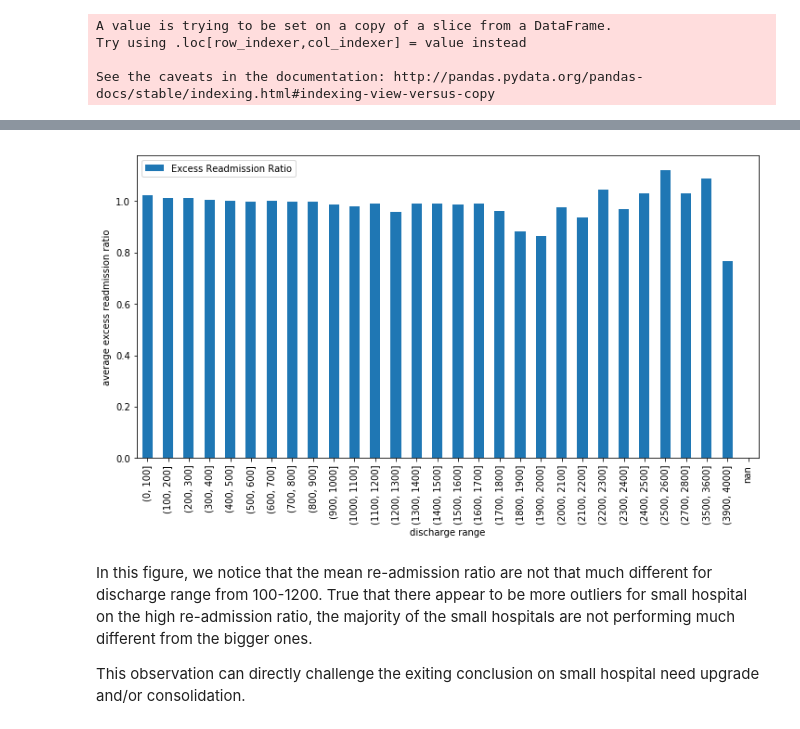
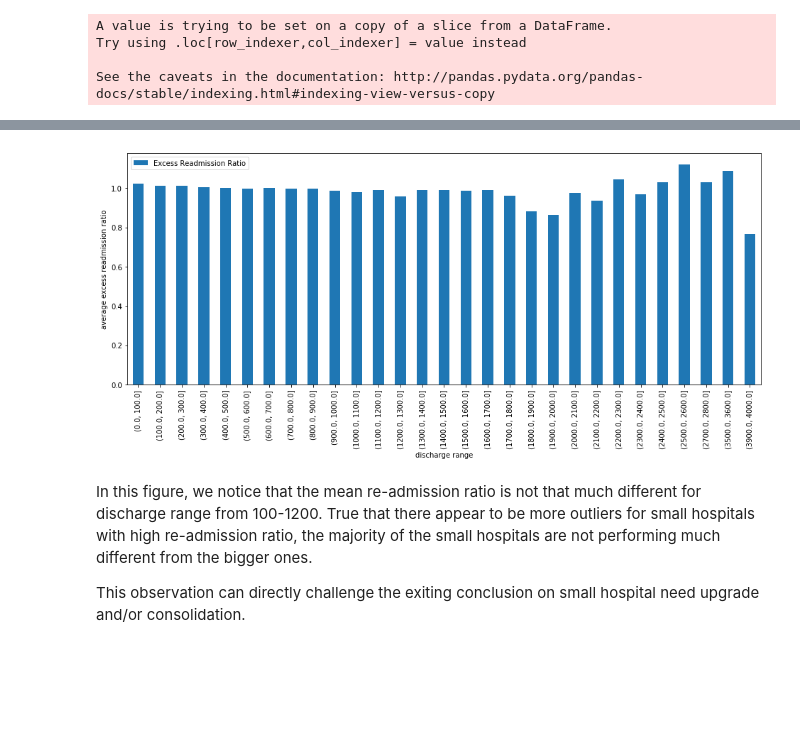
Before and after one commit to sittingman/springboardproj, a Jupyter notebook: hospital_readmit/sliderule_dsi_inferential_statistics_exercise_3.ipynb, the cells around one changed output, grey strips where cells are left out. Cells and saved outputs as stored; diff of their text form; code cells hidden in the pictures; blank space fills up the shorter version.

```diff
--- a/hospital_readmit/sliderule_dsi_inferential_statistics_exercise_3.ipynb
+++ b/hospital_readmit/sliderule_dsi_inferential_statistics_exercise_3.ipynb
@@ -186,6 +195,6 @@ On top of the plot above, we would want to further drill down to the category to
 # %%
 bins = np.arange(0, max(discharge), 100)
-explore_hospital['binned'] = pd.cut(discharge, bins=bins)
+explore_hospital['binned'] = (pd.cut(discharge, bins=bins)).astype('object')
 # %% [output]
 A value is trying to be set on a copy of a slice from a DataFrame.
 Try using .loc[row_indexer,col_indexer] = value instead
@@ -207,13 +210,13 @@ plt.show()
 # %%
-graph_new = explore_hospital.pivot_table(values='Excess Readmission Ratio', index='binned', aggfunc='mean', fill_value=0)
+graph_new = pd.pivot_table(explore_hospital, values=['Excess Readmission Ratio'], index=['binned'], aggfunc=np.mean)
 # %%
-graph_new.plot(kind='bar', figsize=(12,6));
+graph_new.plot(kind='bar', figsize=(16,6));
 plt.xlabel('discharge range')
 plt.ylabel('average excess readmission ratio')
 plt.show()
 # %% [output]
-[figure, old version]
+[figure, new version]
 # %% [markdown]
-In this figure, we notice that the mean re-admission ratio are not that much different for discharge range from 100-1200. True that there appear to be more outliers for small hospital on the high re-admission ratio, the majority of the small hospitals are not performing much different from the bigger ones.
+In this figure, we notice that the mean re-admission ratio is not that much different for discharge range from 100-1200. True that there appear to be more outliers for small hospitals with high re-admission ratio, the majority of the small hospitals are not performing much different from the bigger ones.
 
 This observation can directly challenge the exiting conclusion on small hospital need upgrade and/or consolidation.
```
Also changed, not shown: parts of 10 cells of this notebook.
